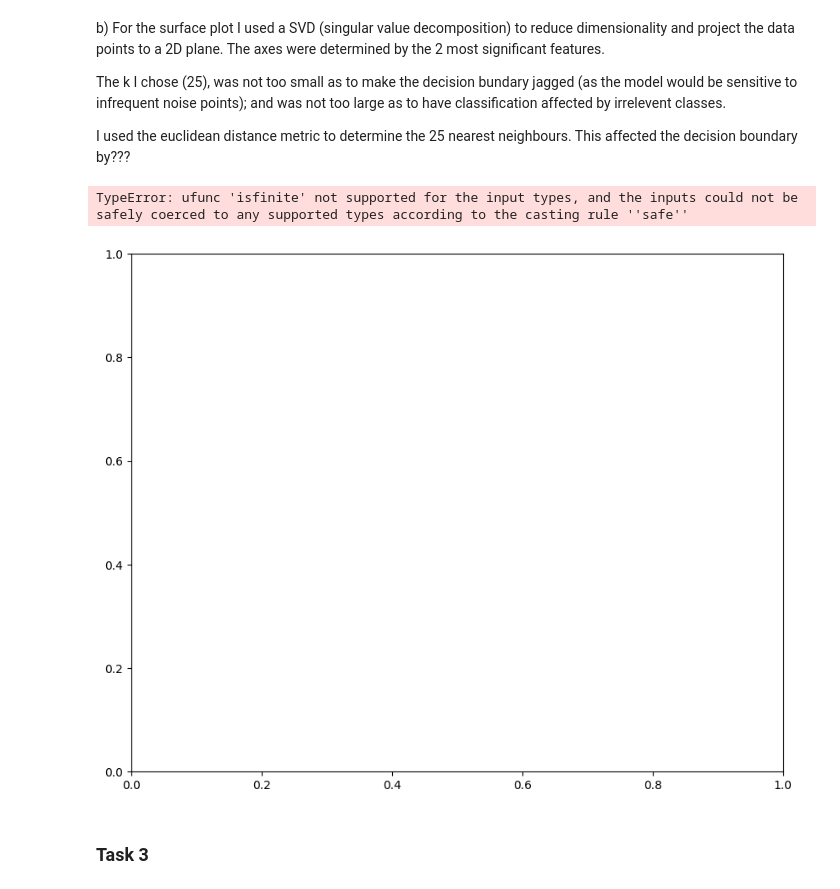
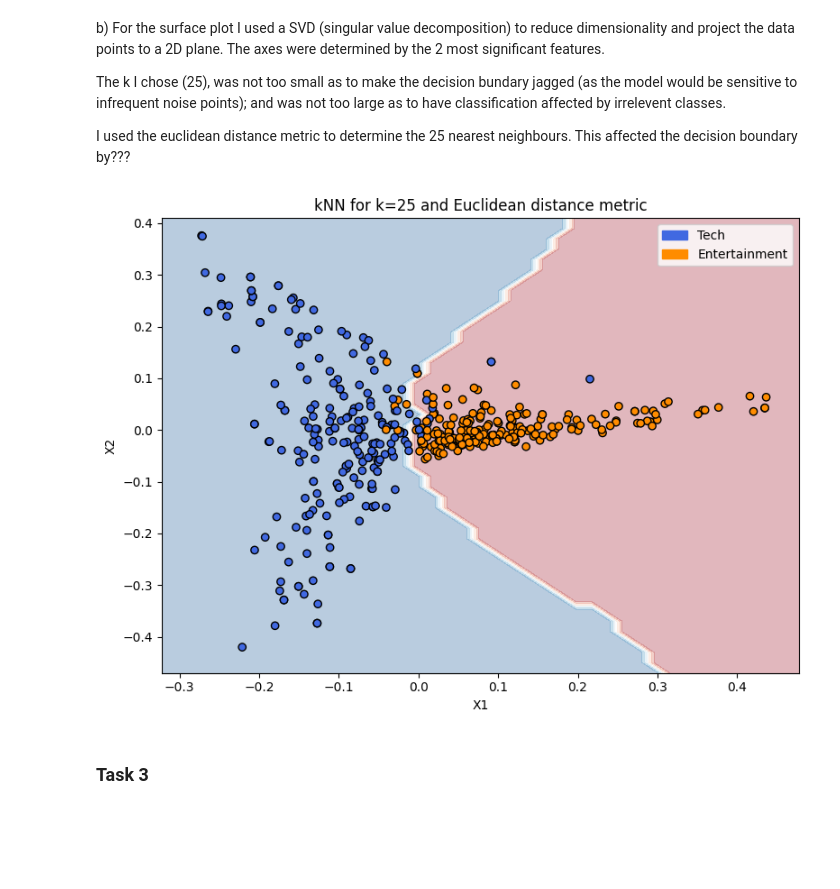
Before and after one commit to spartanjax/cs361_shared_assigment, a Jupyter notebook: Divided Parts/Classifiers/B_KNN_KUN.ipynb, the cells around one changed output. Cells and saved outputs as stored; diff of their text form; code cells hidden in the pictures; blank space fills up the shorter version.

```diff
--- a/Divided Parts/Classifiers/B_KNN_KUN.ipynb
+++ b/Divided Parts/Classifiers/B_KNN_KUN.ipynb
@@ -38,67 +39,60 @@ def build_classifier(k, p, training_vec, y):
     knn = KNeighborsClassifier(n_neighbors=k, metric='minkowski', p=p)
     knn.fit(training_vec, y)
     return knn
 
 def predict_class(knn, testing_vec):
     return knn.predict(testing_vec)
 
-def create_surface_plot(y_pred, k, metric, top_n):
-    # Reduce to 2D using Truncated SVD (works with sparse TF-IDF)
-    svd = TruncatedSVD(n_components=2, random_state=42)
-    X_train_2d = svd.fit_transform(X_train_vec)
-    X_test_2d = svd.transform(X_test_vec)
+def plot_decision_boundary(y, k, p):
+    pca = PCA(n_components=2)
+    X_2D = pca.fit_transform(X_train_vec.toarray())
 
-    # Get feature names for axis labels
-    feature_names = vectoriser.get_feature_names_out()
-    comp1_words = [feature_names[i] for i in np.argsort(svd.components_[0])[::-1][:top_n]]
-    comp2_words = [feature_names[i] for i in np.argsort(svd.components_[1])[::-1][:top_n]]
-    x_label = f"Component 1: {' + '.join(comp1_words)}"
-    y_label = f"Component 2: {' + '.join(comp2_words)}"
+    knn = build_classifier(k, p, X_2D, y)
 
-    # Train kNN on the projected training data
-    knn_2d = KNeighborsClassifier(n_neighbors=k, metric='minkowski', p=(1 if metric == 'manhatan' else 2))
-    knn_2d.fit(X_train_2d, y_train)
+    h = 0.02
+    padding = 0.05
+    x_min, x_max = X_2D[:, 0].min() - padding, X_2D[:, 0].max() + padding
+    y_min, y_max = X_2D[:, 1].min() - padding, X_2D[:, 1].max() + padding
 
-    # Create meshgrid for decision surface
-    h = 0.3
-    x_min, x_max = X_train_2d[:, 0].min() - 1, X_train_2d[:, 0].max() + 1
-    y_min, y_max = X_train_2d[:, 1].min() - 1, X_train_2d[:, 1].max() + 1
     xx, yy = np.meshgrid(np.arange(x_min, x_max, h),
                          np.arange(y_min, y_max, h))
-    Z = knn_2d.predict(np.c_[xx.ravel(), yy.ravel()])
+
+    # Predict directly in 2D space
+    Z = knn.predict(np.c_[xx.ravel(), yy.ravel()])
     Z_numeric = pd.factorize(Z)[0].reshape(xx.shape)
 
-    # Plotting
-    plt.figure(figsize=(10, 8))
-    plt.contourf(xx, yy, Z, alpha=0.3, cmap=ListedColormap(['#FFAAAA', '#AAAAFF']))
+    y_numeric, class_names = pd.factorize(y)
+    colours = ['royalblue' if label == 0 else 'darkorange' for label in y_numeric]
 
-    # Scatter the actual test points
-    for label in np.unique(y_pred):
-        idx = y_pred == label
-        plt.scatter(X_test_2d[idx, 0], X_test_2d[idx, 1], label=f'Predicted: {label}', edgecolor='k', s=70)
+    plt.figure(figsize=(8, 6))
+    plt.contourf(xx, yy, Z_numeric, cmap=plt.cm.RdBu_r, alpha=0.3)
+    plt.scatter(X_2D[:, 0], X_2D[:, 1], c=colours, edgecolors='k')
 
-    plt.xlabel(x_label)
-    plt.ylabel(y_label)
-    plt.title(f"kNN Decision Surface (k={k}, metric='{metric}')")
-    plt.legend()
-    plt.grid(True)
+    plt.legend(handles=[
+        mpatches.Patch(color='royalblue', label=class_names[0].capitalize()),
+        mpatches.Patch(color='darkorange', label=class_names[1].capitalize())
+    ])
+
+    plt.title("kNN for k=25 and Euclidean distance metric")
+    plt.xlabel("X1")
+    plt.ylabel("X2")
+    plt.tight_layout()
     plt.show()
 
 def kNN_surface_plot():
     k = 25
     distance_metrics = ["manhatan", "euclidean"]
     metric = "euclidean"
     p = distance_metrics.index(metric) + 1
 
     knn = build_classifier(k, p, X_train_vec, y_train)
     y_pred = predict_class(knn, X_test_vec)
 
-    create_surface_plot(y_pred, k, metric, 2)
+    plot_decision_boundary(y_train, k, p)
 
 kNN_surface_plot()
 # %% [output]
-TypeError: ufunc 'isfinite' not supported for the input types, and the inputs could not be safely coerced to any supported types according to the casting rule ''safe''
-[figure, old version]
+[figure, new version]
 # %% [markdown]
 ### Task 3
 # %% [markdown]
```
Also changed, not shown: parts of 3 cells of this notebook.
